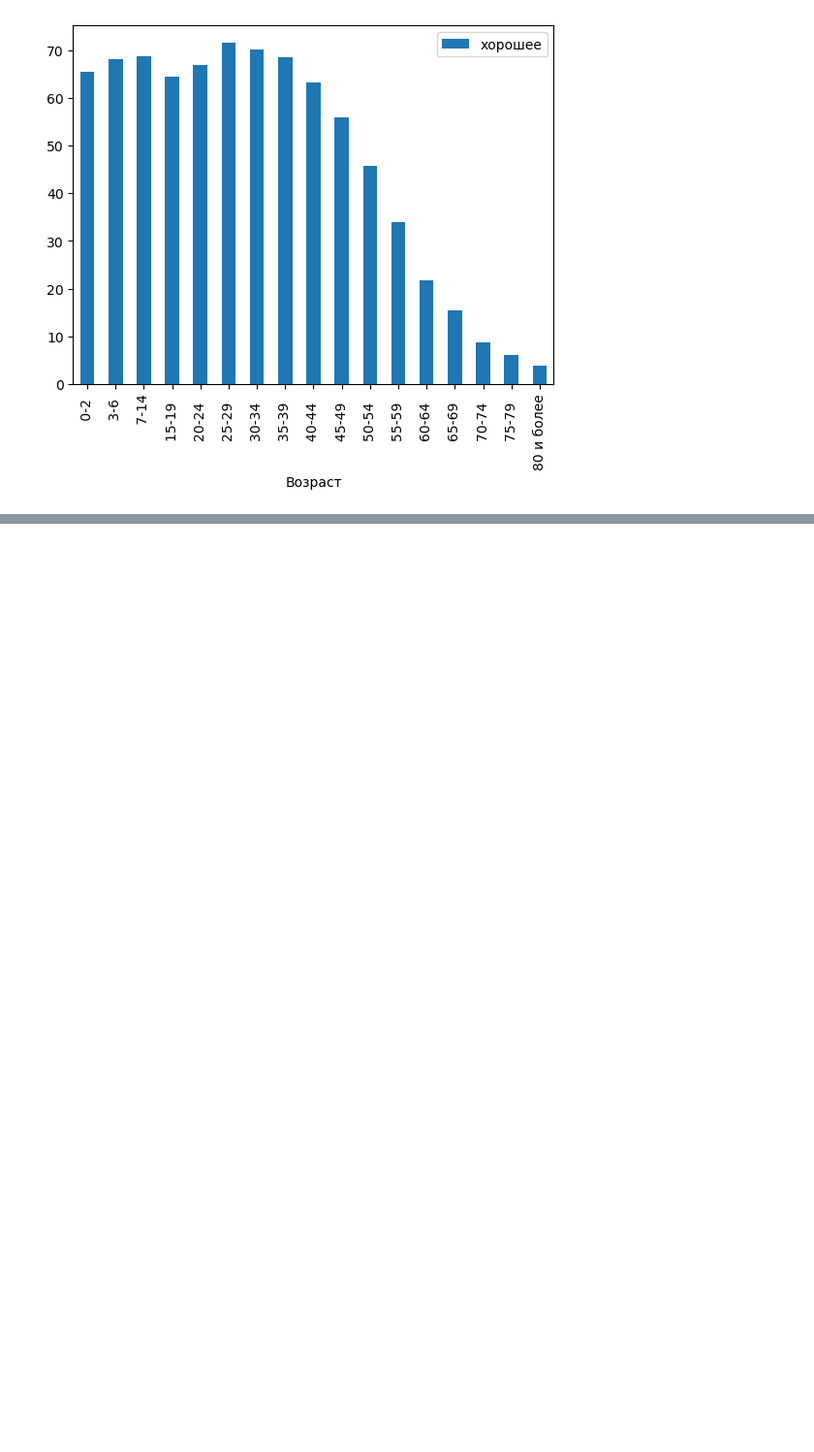
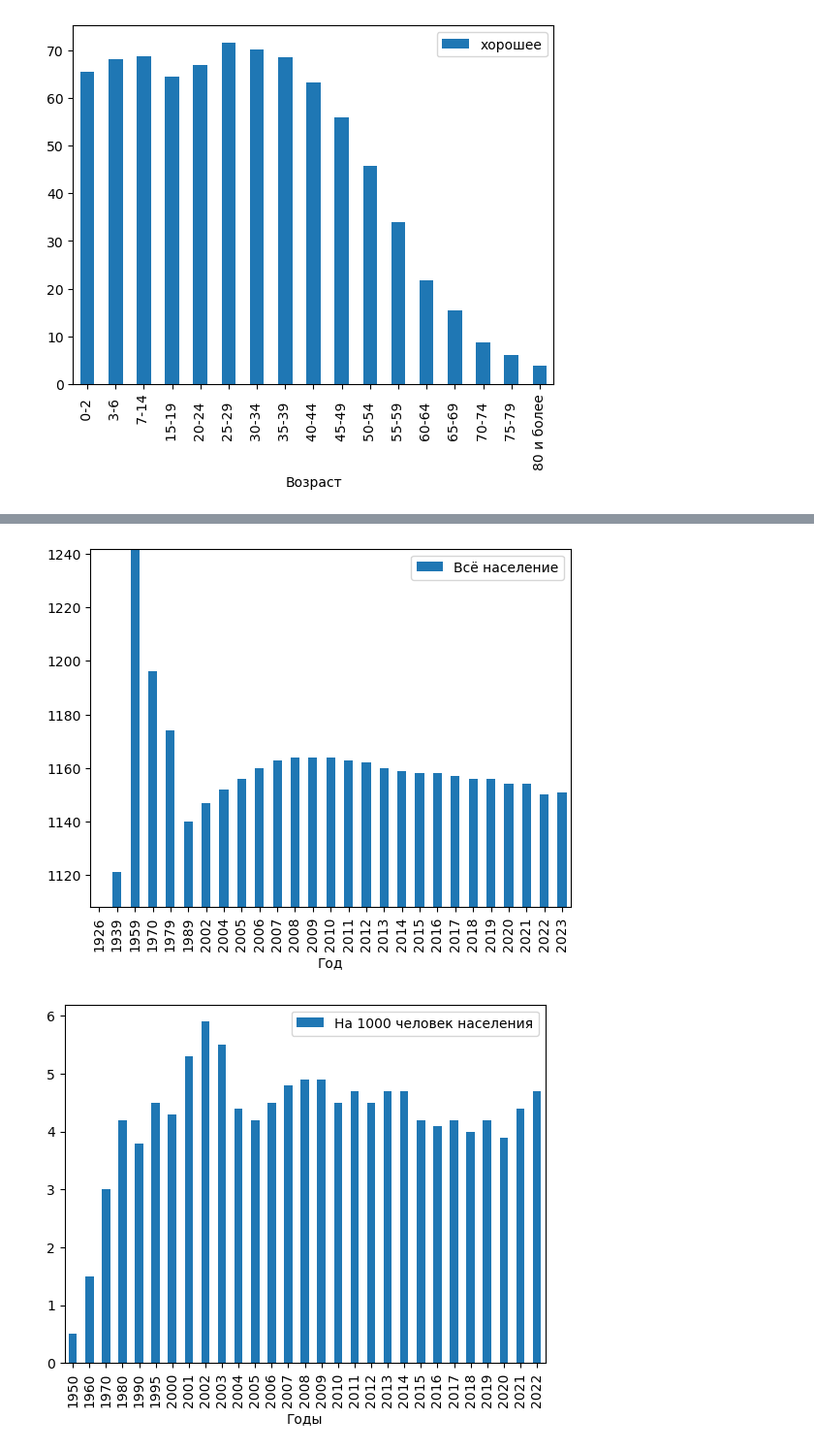
Before and after one commit to nrww/LR1-TViSvMO, a Jupyter notebook: ЛР 1 ТВиСвМО.ipynb, the cells around one changed output, grey strips where cells are left out. Shown at 97% size. Drawn from its saved outputs; the diff is of its cells as text; code cells hidden in the pictures; blank space fills up the shorter version.

```diff
--- a/ЛР 1 ТВиСвМО.ipynb
+++ b/ЛР 1 ТВиСвМО.ipynb
@@ -157,0 +202,4 @@ plt.show()
+# %%
+df_mw = pd.read_excel('./demo15.xlsx', skiprows=3)
+
+df_mw
@@ -157,0 +224,8 @@ plt.show()
+# %%
+df_mw.plot(x = 0, y = 1,kind = 'bar')
+plt.ylim([df_mw['Всё население'].min(),df_mw['Всё население'].max()])
+df_divorced.plot(x=0, y=2,kind = 'bar')
+plt.show()
+# %% [output]
+[figure, added]
+[figure, added]
```
Also changed, not shown: parts of 7 cells of this notebook, 3 other files.
